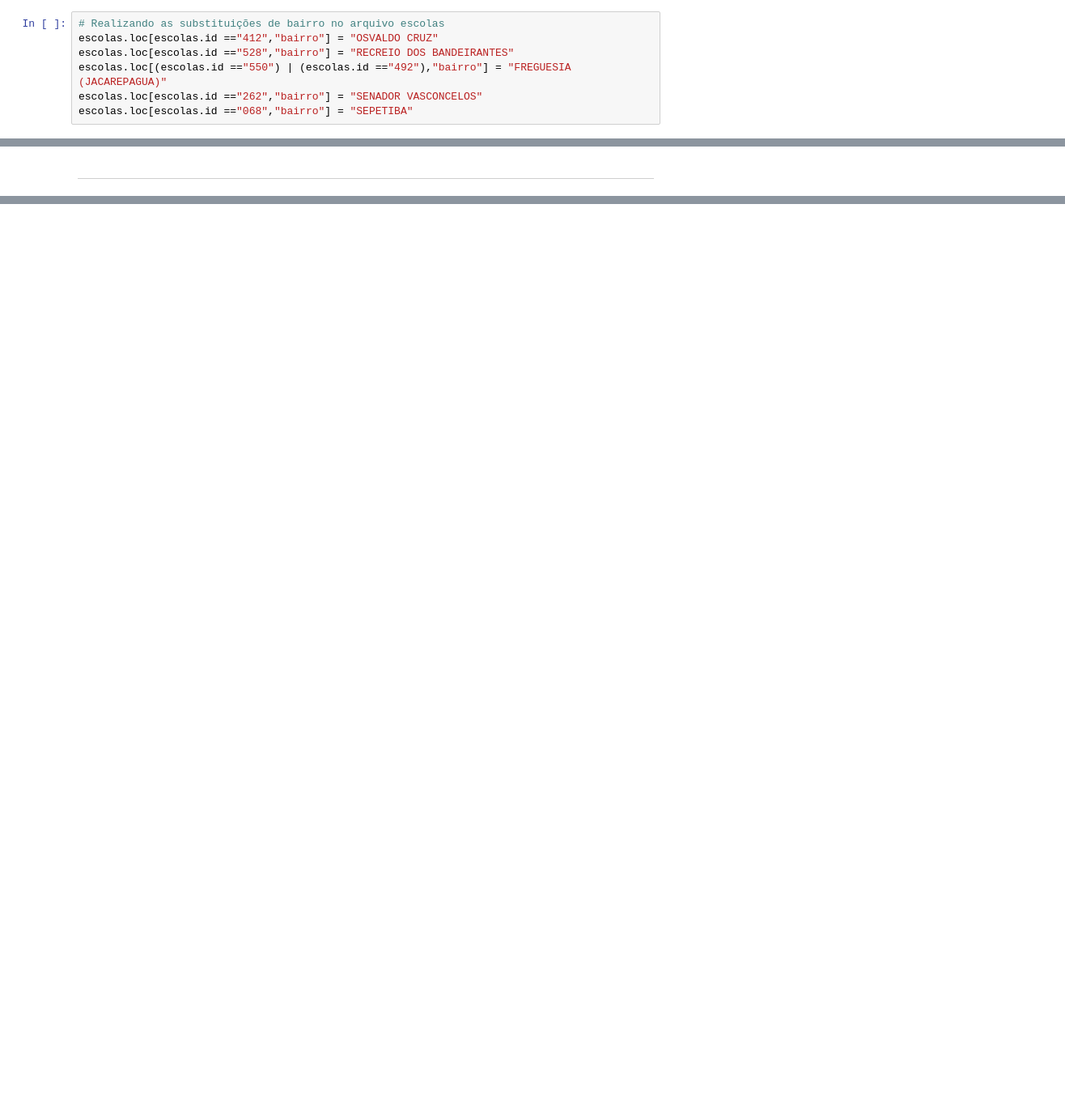
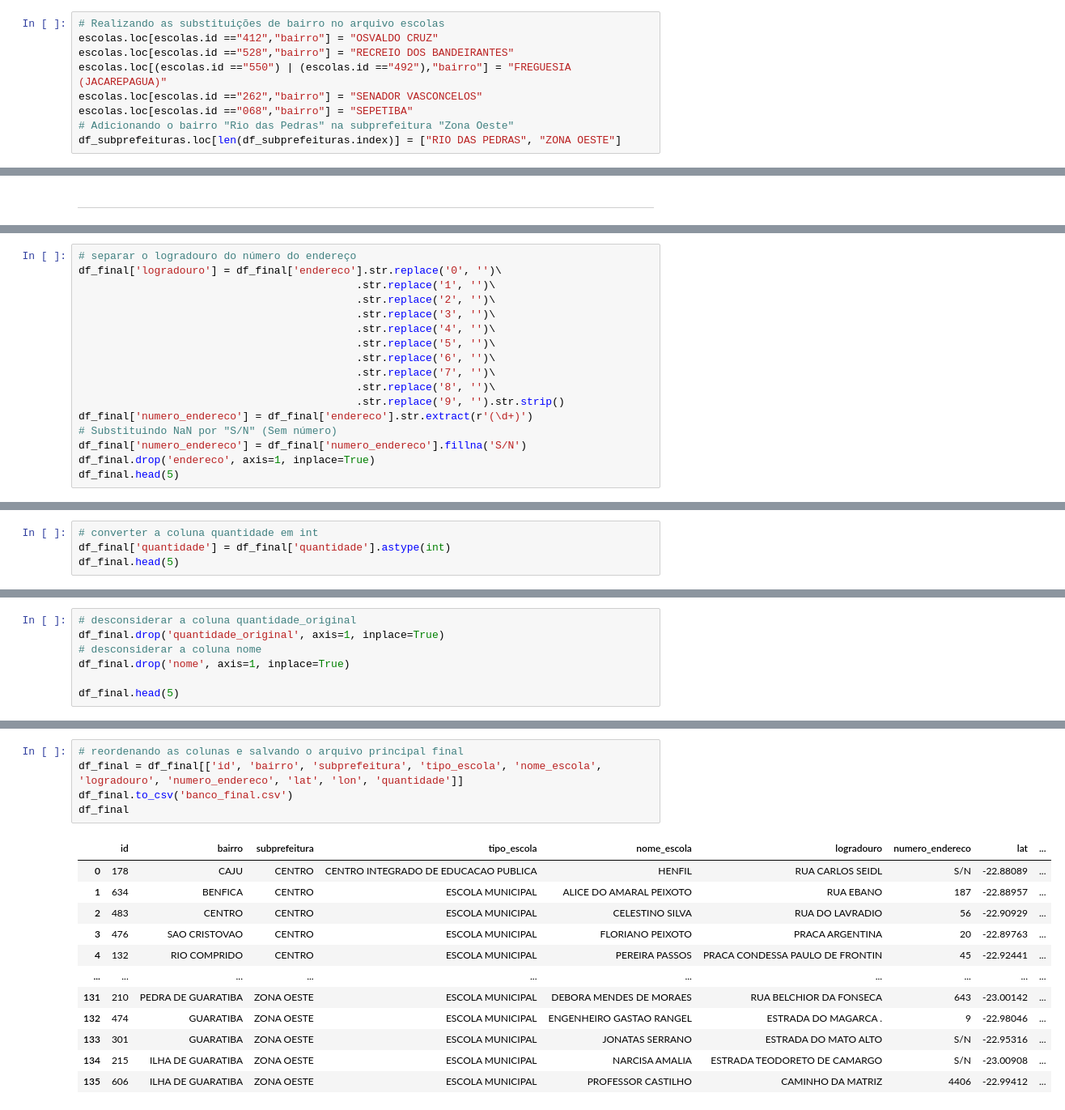
Before and after one commit to olimaandreza/pyhton-projeto-tratamento-dados, a Jupyter notebook: projeto.ipynb, the cells around one changed output, grey strips where cells are left out. Shown: that part at 81% size. Saved outputs shown, nothing was run; the diff lists cells and outputs as text; blank space fills up the shorter version.

Commit message:
gerando arquivos finais

```diff
--- a/projeto.ipynb
+++ b/projeto.ipynb
@@ -989,6 +991,8 @@ escolas.loc[escolas.id =="528","bairro"] = "RECREIO DOS BANDEIRANTES"
 escolas.loc[(escolas.id =="550") | (escolas.id =="492"),"bairro"] = "FREGUESIA (JACAREPAGUA)"
 escolas.loc[escolas.id =="262","bairro"] = "SENADOR VASCONCELOS"
 escolas.loc[escolas.id =="068","bairro"] = "SEPETIBA"
+# Adicionando o bairro "Rio das Pedras" na subprefeitura "Zona Oeste"
+df_subprefeituras.loc[len(df_subprefeituras.index)] = ["RIO DAS PEDRAS", "ZONA OESTE"]
 # %%
 # Juntando os arquivos novamente
 bigtable = pd.merge(escolas, df_material_didatico, on="id", how="left")
@@ -1087,0 +1118,17 @@ ids_faltantes
+# %%
+# separar o logradouro do número do endereço
+df_final['logradouro'] = df_final['endereco'].str.replace('0', '')\
+                                            .str.replace('1', '')\
+                                            .str.replace('2', '')\
+                                            .str.replace('3', '')\
+                                            .str.replace('4', '')\
+                                            .str.replace('5', '')\
+                                            .str.replace('6', '')\
+                                            .str.replace('7', '')\
+                                            .str.replace('8', '')\
+                                            .str.replace('9', '').str.strip()
+df_final['numero_endereco'] = df_final['endereco'].str.extract(r'(\d+)')
+# Substituindo NaN por "S/N" (Sem número)
+df_final['numero_endereco'] = df_final['numero_endereco'].fillna('S/N')
+df_final.drop('endereco', axis=1, inplace=True)
+df_final.head(5)
@@ -1087,0 +1142,4 @@ ids_faltantes
+# %%
+# converter a coluna quantidade em int
+df_final['quantidade'] = df_final['quantidade'].astype(int)
+df_final.head(5)
@@ -1087,0 +1153,7 @@ ids_faltantes
+# %%
+# desconsiderar a coluna quantidade_original
+df_final.drop('quantidade_original', axis=1, inplace=True)
+# desconsiderar a coluna nome
+df_final.drop('nome', axis=1, inplace=True)
+
+df_final.head(5)
@@ -1089,3 +1168,21 @@ ids_faltantes
 Como produto final, devem ser entregues:
 - um arquivo csv contendo os dados no padrão especificado com as escolas ordenadas em que os materiais didáticos devem ser entregues e com as colunas contendo id da escola, nome da escola, tipo da escola (EM, CIEP ou colégio), logradouro da entrega, número, bairro, subprefeitura, latitude, longitude e quantidade de material didático que deve ser entregue;
 - um arquivo csv com a quantidade total de material escolar por subprefeitura para que sejam contabilizados os custos por subprefeitura
+# %%
+# reordenando as colunas e salvando o arquivo principal final
+df_final = df_final[['id', 'bairro', 'subprefeitura', 'tipo_escola', 'nome_escola', 'logradouro', 'numero_endereco', 'lat', 'lon', 'quantidade']]
+df_final.to_csv('banco_final.csv')
+df_final
+# %% [output]
+|  | id | bairro | subprefeitura | tipo_escola | nome_escola | logradouro | numero_endereco | lat | ... |
+| 0 | 178 | CAJU | CENTRO | CENTRO INTEGRADO DE EDUCACAO PUBLICA | HENFIL | RUA CARLOS SEIDL | S/N | -22.88089 | ... |
+| 1 | 634 | BENFICA | CENTRO | ESCOLA MUNICIPAL | ALICE DO AMARAL PEIXOTO | RUA EBANO | 187 | -22.88957 | ... |
+| 2 | 483 | CENTRO | CENTRO | ESCOLA MUNICIPAL | CELESTINO SILVA | RUA DO LAVRADIO | 56 | -22.90929 | ... |
+| 3 | 476 | SAO CRISTOVAO | CENTRO | ESCOLA MUNICIPAL | FLORIANO PEIXOTO | PRACA ARGENTINA | 20 | -22.89763 | ... |
+| 4 | 132 | RIO COMPRIDO | CENTRO | ESCOLA MUNICIPAL | PEREIRA PASSOS | PRACA CONDESSA PAULO DE FRONTIN | 45 | -22.92441 | ... |
+| ... | ... | ... | ... | ... | ... | ... | ... | ... | ... |
+| 131 | 210 | PEDRA DE GUARATIBA | ZONA OESTE | ESCOLA MUNICIPAL | DEBORA MENDES DE MORAES | RUA BELCHIOR DA FONSECA | 643 | -23.00142 | ... |
+| 132 | 474 | GUARATIBA | ZONA OESTE | ESCOLA MUNICIPAL | ENGENHEIRO GASTAO RANGEL | ESTRADA DO MAGARCA . | 9 | -22.98046 | ... |
+| 133 | 301 | GUARATIBA | ZONA OESTE | ESCOLA MUNICIPAL | JONATAS SERRANO | ESTRADA DO MATO ALTO | S/N | -22.95316 | ... |
+| 134 | 215 | ILHA DE GUARATIBA | ZONA OESTE | ESCOLA MUNICIPAL | NARCISA AMALIA | ESTRADA TEODORETO DE CAMARGO | S/N | -23.00908 | ... |
+| 135 | 606 | ILHA DE GUARATIBA | ZONA OESTE | ESCOLA MUNICIPAL | PROFESSOR CASTILHO | CAMINHO DA MATRIZ | 4406 | -22.99412 | ... |
```
Also changed, not shown: parts of 21 cells of this notebook, 2 other files.
